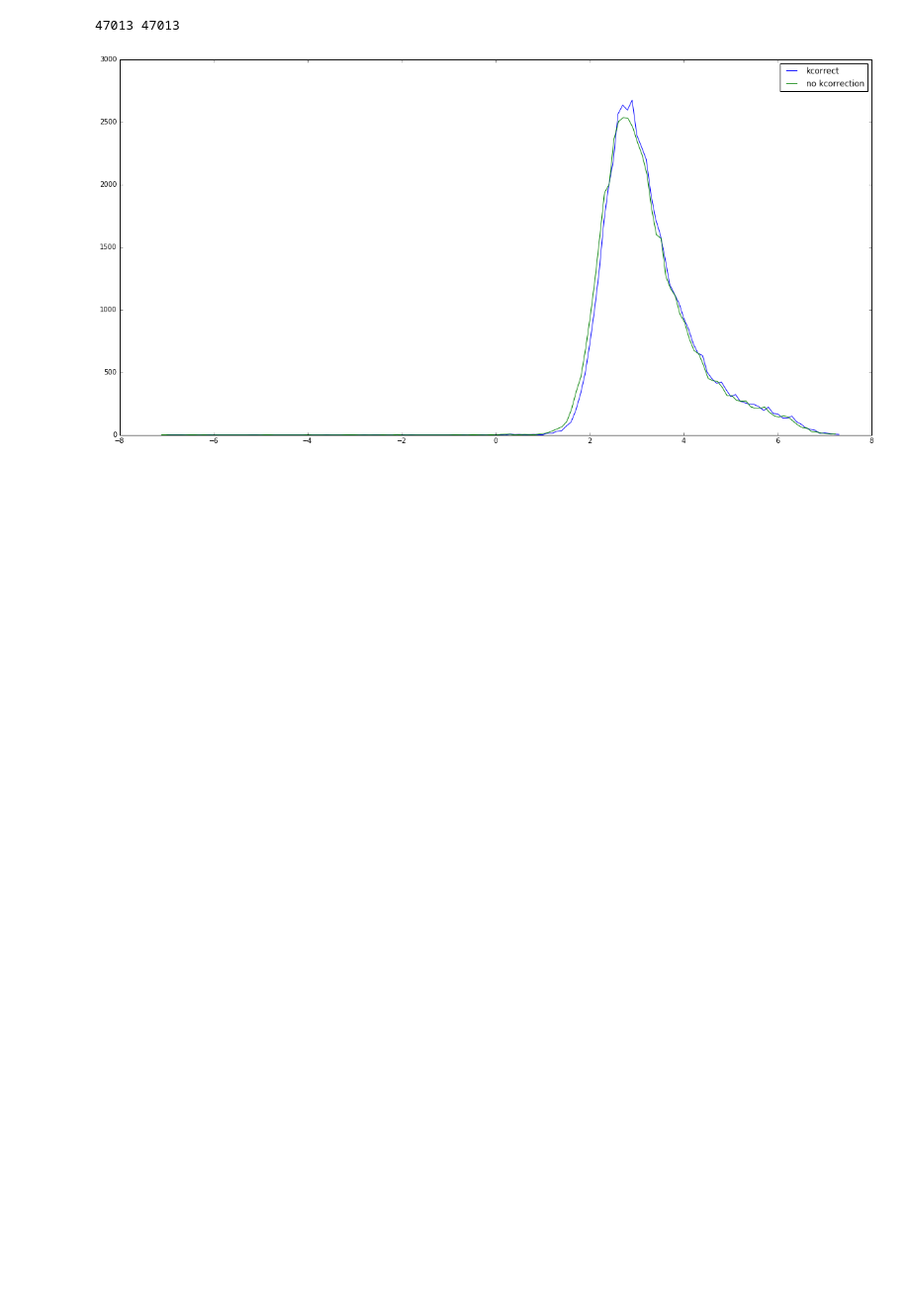
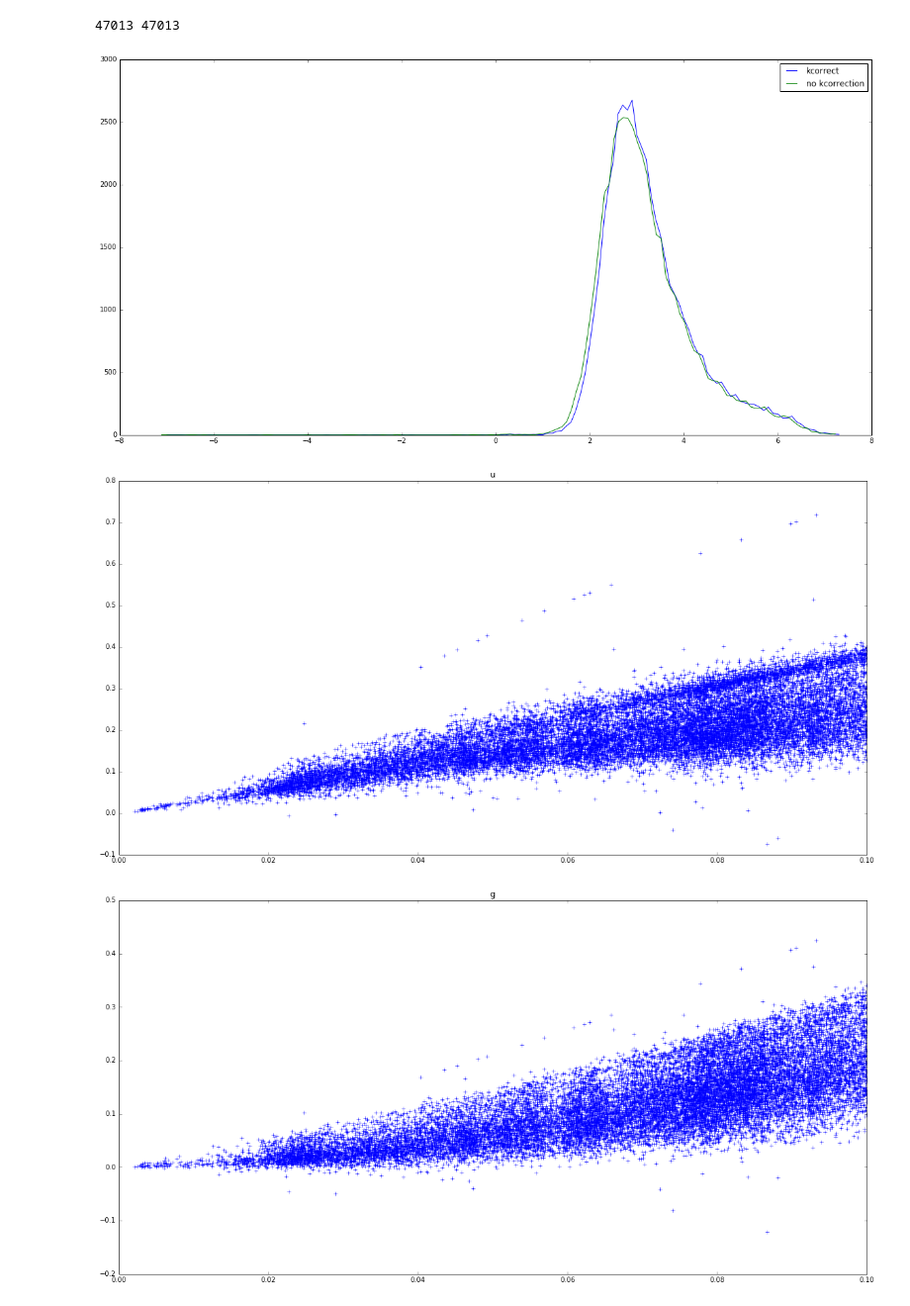
Before and after one commit to calumhrmurray/MPhysProject, a Jupyter notebook: analysis/colours_calibration/looking_at_kcorrections.ipynb, the cells around one changed output. Shown at 99% size. Saved outputs shown, nothing was run; the diff lists cells and outputs as text; code cells hidden in the pictures; blank space fills up the shorter version.

```diff
--- a/analysis/colours_calibration/looking_at_kcorrections.ipynb
+++ b/analysis/colours_calibration/looking_at_kcorrections.ipynb
@@ -299,0 +298,20 @@ kcorrect.load_filters(band_shift=0.1)
+# %%
+mw_sample = np.load('/home/calum/Documents/Mphys_data/mgs_multiwavelength/mw_sample.npy')
+# %%
+kcorrections_redshifts = []
+
+for row in mw_sample:
+    # calculate kcorrections
+    ktuple = perform_kcorrect(row[3],row[7:12],row[22:27])
+    # calculate absolute magnitudes
+    # apply kcorrections
+    kcorrections_redshifts.append([row[3],ktuple])
+# %%
+bands = ['u','g','r','i','z']
+for i in range(0,5):
+    plt.figure(figsize=(20,10))
+    plt.plot([row[0] for row in kcorrections_redshifts],[row[1][i] for row in kcorrections_redshifts],'+')
+    plt.title(bands[i])
+# %% [output]
+[figure, added]
+[figure, added]
```
Also changed, not shown: parts of 5 cells of this notebook, 5 other files.
